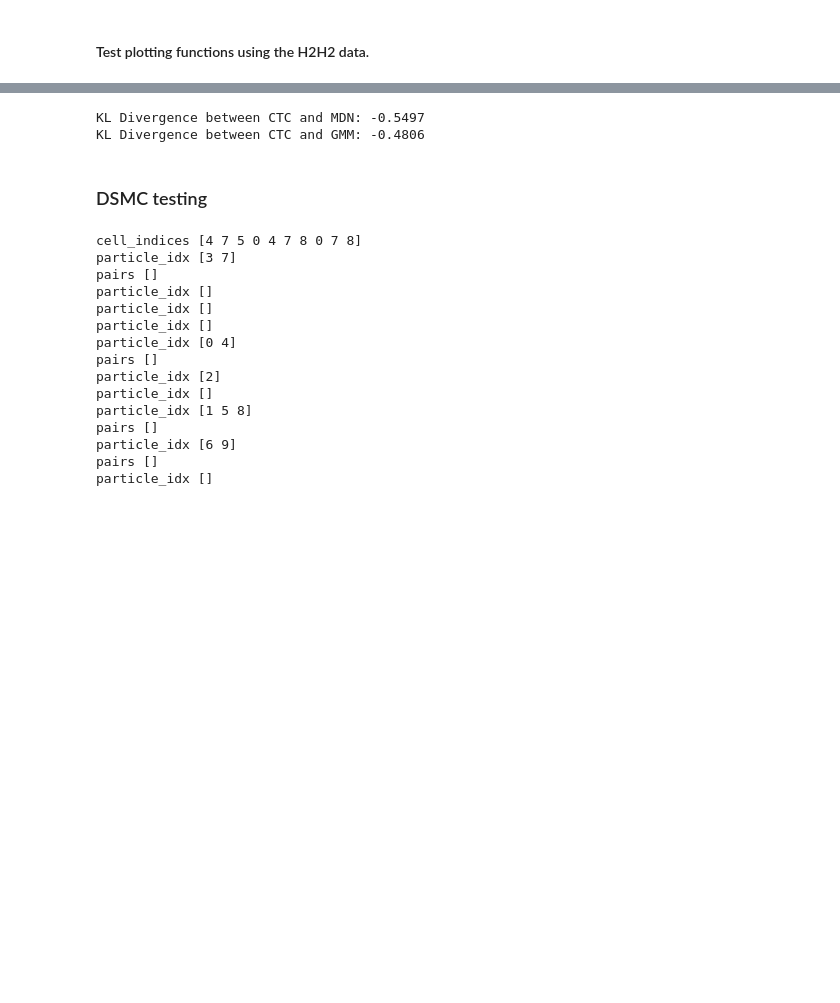
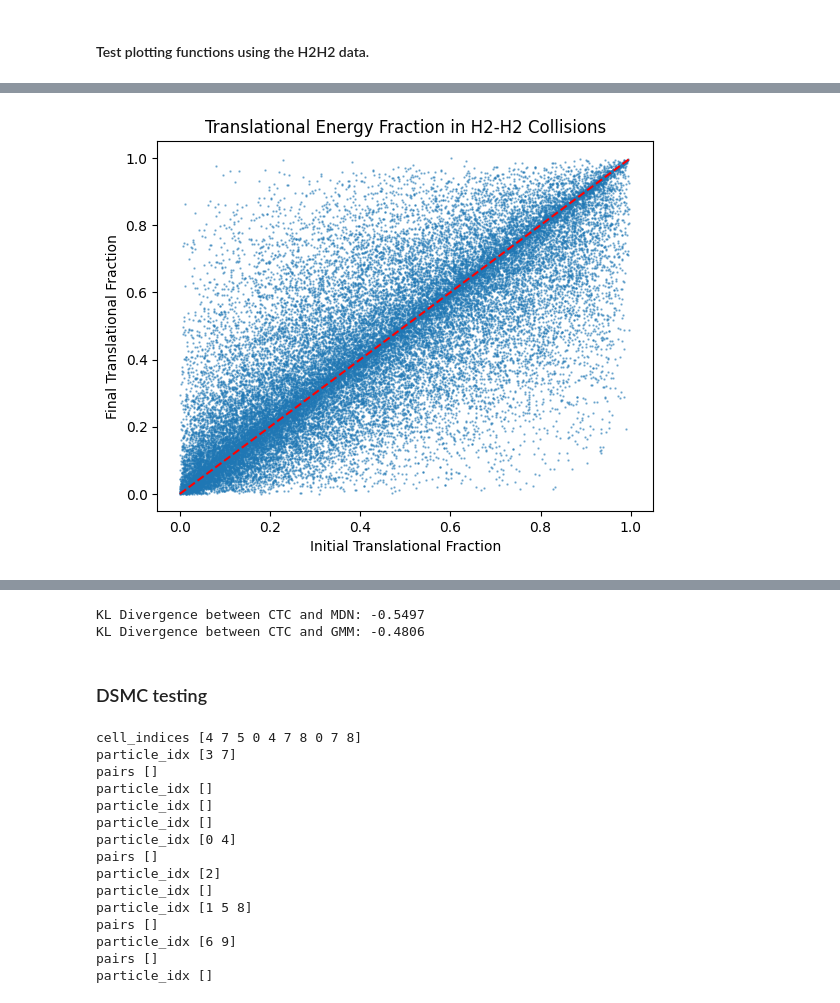
Before and after one commit to TijnZeelenberg/scatteringkernels, a Jupyter notebook: notebook_experiments.ipynb, the cells around one changed output, grey strips where cells are left out. Drawn from its saved outputs; the diff is of its cells as text; code cells hidden in the pictures; blank space fills up the shorter version.

```diff
--- a/notebook_experiments.ipynb
+++ b/notebook_experiments.ipynb
@@ -31,0 +32,12 @@ plt.show()
+# %%
+# Plot translational fraction in vs out
+Eta_tr_init = Etr_init / Etot_init
+Eta_tr_final = Etr_final / Etot_final
+plt.scatter(Eta_tr_init, Eta_tr_final, alpha=0.5, s=0.5)
+plt.xlabel('Initial Translational Fraction')
+plt.ylabel('Final Translational Fraction')
+plt.title('Translational Energy Fraction in H2-H2 Collisions')
+plt.plot([0, 1], [0, 1], 'r--')
+plt.show()
+# %% [output]
+[figure, added]
```
Also changed, not shown: parts of 6 cells of this notebook, 4 other files.
